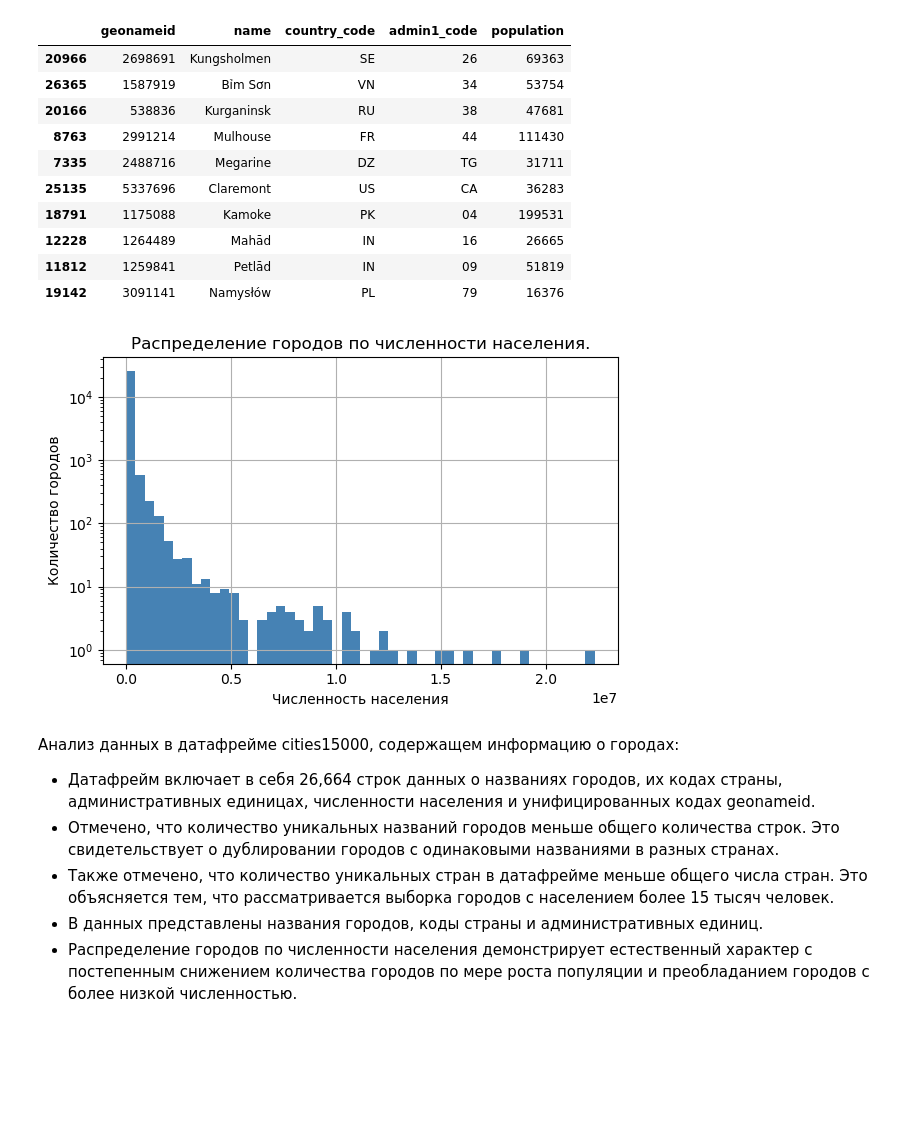
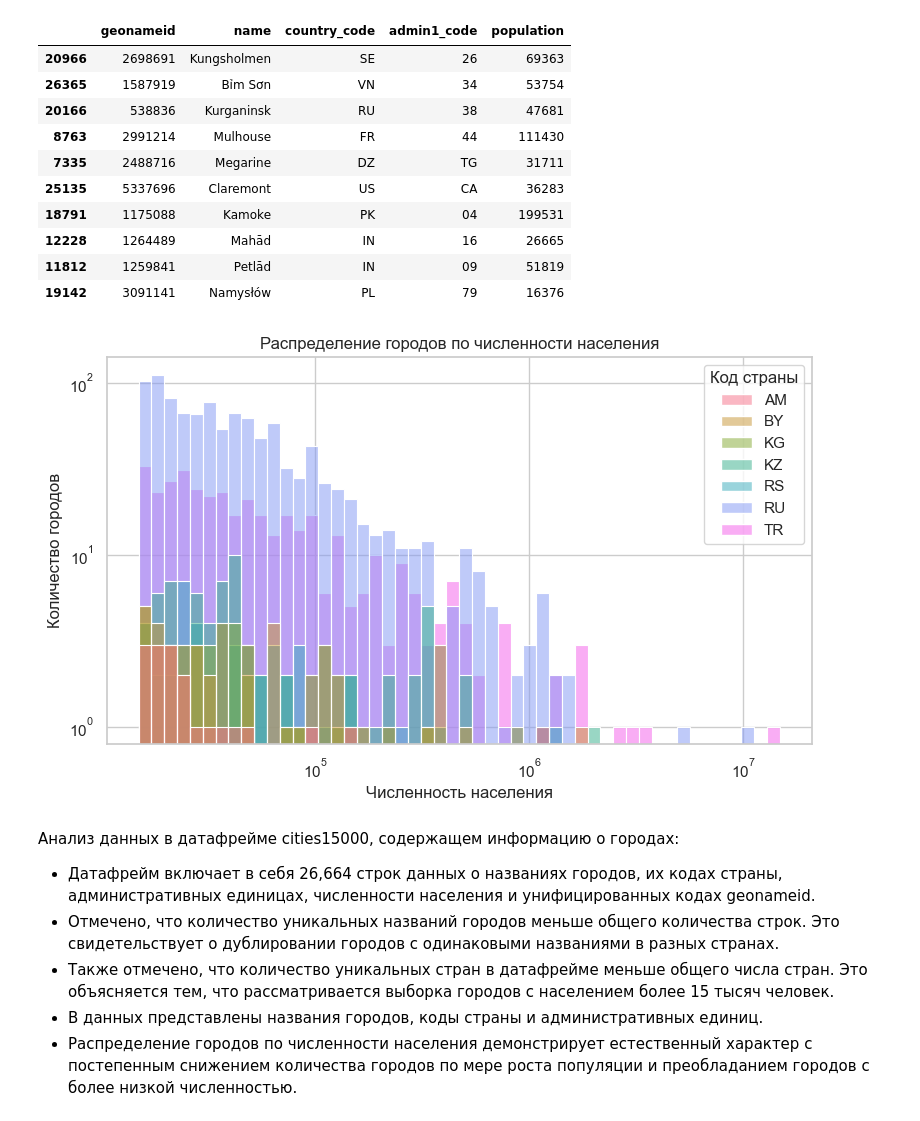
Before and after one commit to DimaDoesCode/DL_and_NLP-Geonames, a Jupyter notebook: Geonames_LaBSE.ipynb, the cells around one changed output. Saved outputs shown, nothing was run; the diff lists cells and outputs as text; code cells hidden in the pictures; blank space fills up the shorter version.

```diff
--- a/Geonames_LaBSE.ipynb
+++ b/Geonames_LaBSE.ipynb
@@ -565,22 +565,44 @@ memory usage: 1.0+ MB
 | 12228 | 1264489 | Mahād | IN | 16 | 26665 |
 | 11812 | 1259841 | Petlād | IN | 09 | 51819 |
 | 19142 | 3091141 | Namysłów | PL | 79 | 16376 |
-# %%
-# Гистограмма численности населения городов в DataFrame cities15000
-cities15000['population'].hist(log=True, color='SteelBlue', density=False, bins=50)
-
-# Настройка осей и заголовка
-plt.ylabel('Количество городов')  # Ось Y: Количество городов
-plt.xlabel('Численность населения')  # Ось X: Численность населения
-plt.title('Распределение городов по численности населения.')  # Заголовок графика
-
-# Улучшение компактности отображения
-plt.tight_layout()
-
-# Отображение гистограммы
-plt.show()
-# %% [output]
-[figure, removed]
+# %%
+# Установка стиля seaborn
+sns.set(style="whitegrid", palette='viridis')
+
+selected_data = cities15000[
+    cities15000['country_code'].isin(SELECTED_COUNTRY_CODES)
+]
+
+# Создание графика с несколькими гистограммами с использованием hue
+plt.figure(figsize=(8, 5))
+hist = sns.histplot(
+    data=selected_data,
+    x='population',
+    log_scale=(True, True),
+    bins=50,
+    hue='country_code',
+    #hue_order=SELECTED_COUNTRY_CODES,
+    common_norm=False,
+)
+
+# Настройка осей и заголовка
+plt.ylabel('Количество городов')
+plt.xlabel('Численность населения')
+plt.title('Распределение городов по численности населения')
+
+# Получение объекта легенды
+legend = hist.get_legend()
+
+# Изменение названия легенды
+legend.set_title('Код страны')
+
+# Улучшение компактности отображения
+plt.tight_layout()
+
+# Отображение гистограммы
+plt.show()
+# %% [output]
+[figure, added]
 # %% [markdown]
 Анализ данных в датафрейме cities15000, содержащем информацию о городах:
 - Датафрейм включает в себя 26,664 строк данных о названиях городов, их кодах страны, административных единицах, численности населения и унифицированных кодах geonameid.
```
Also changed, not shown: parts of 2 cells of this notebook, 1 other file.
